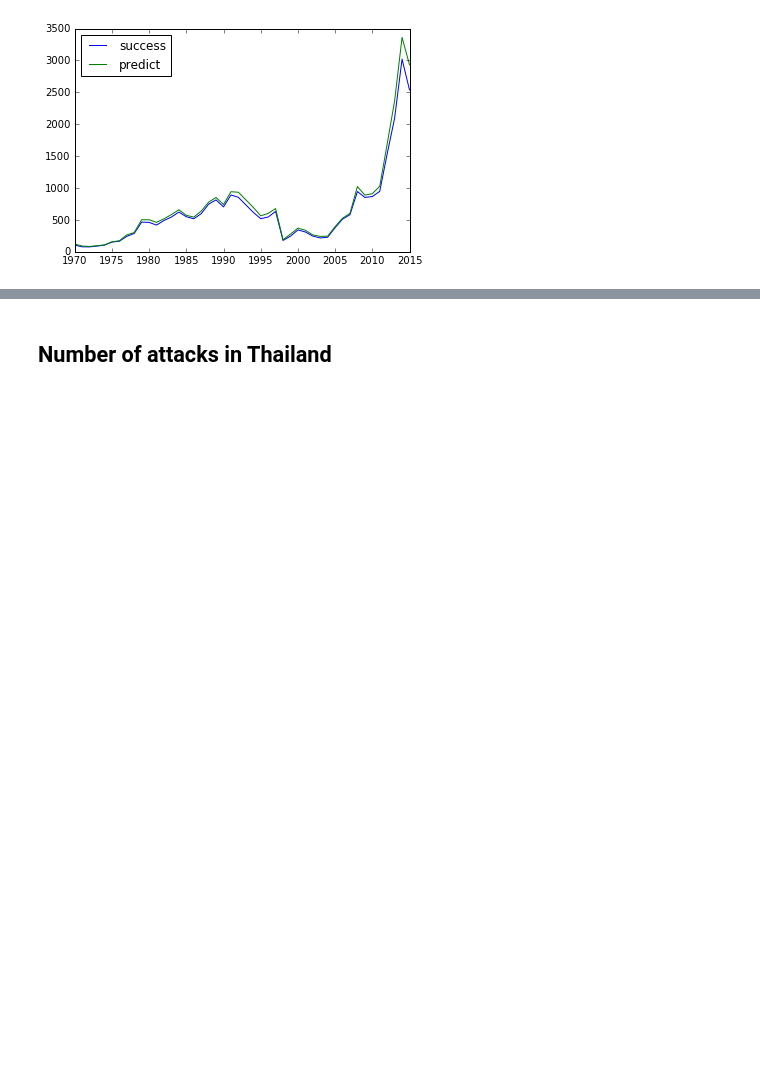
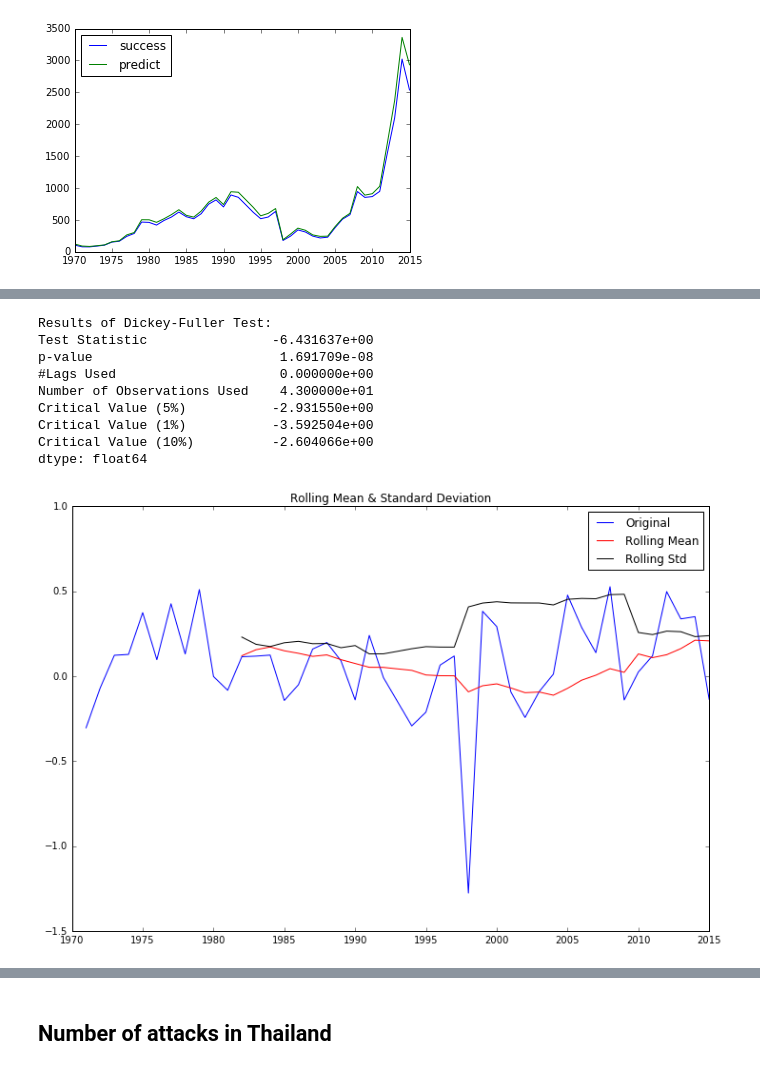
Before and after one commit to sanchitchawla/datascienceproject, a Jupyter notebook: Terror.ipynb, the cells around one changed output, grey strips where cells are left out. Drawn from its saved outputs; the diff is of its cells as text; code cells hidden in the pictures; blank space fills up the shorter version.

```diff
--- a/Terror.ipynb
+++ b/Terror.ipynb
@@ -230,0 +295,14 @@ Random Forest accuracy score:
+# %%
+d['log_first_difference'] = d.riders_log - d.riders_log.shift(1)
+test_stationarity(d.log_first_difference.dropna(inplace=False))
+# %% [output]
+Results of Dickey-Fuller Test:
+Test Statistic                -6.431637e+00
+p-value                        1.691709e-08
+#Lags Used                     0.000000e+00
+Number of Observations Used    4.300000e+01
+Critical Value (5%)           -2.931550e+00
+Critical Value (1%)           -3.592504e+00
+Critical Value (10%)          -2.604066e+00
+dtype: float64
+[figure, added]
```
Also changed, not shown: parts of 8 cells of this notebook.
